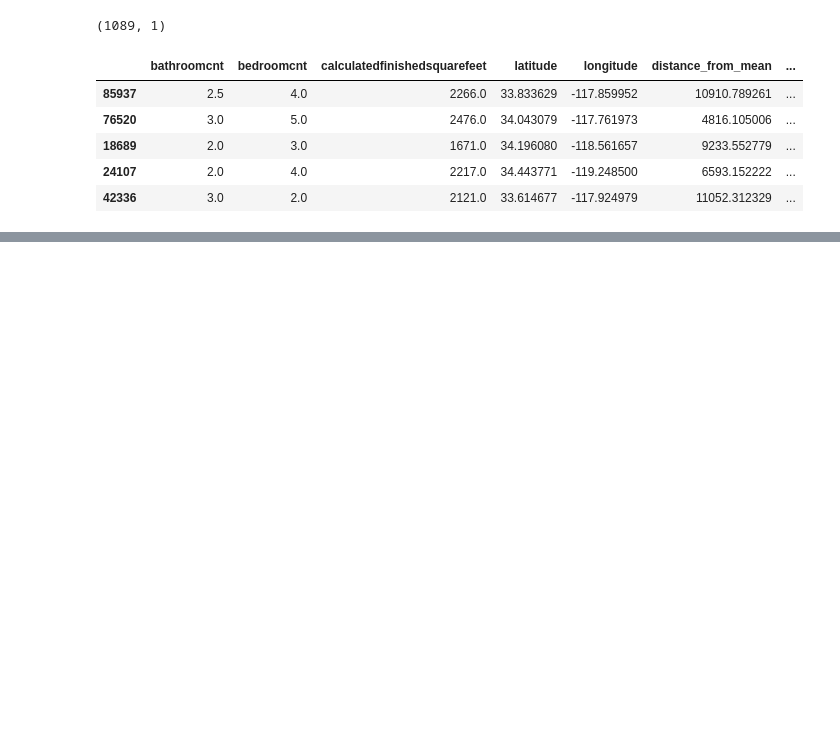
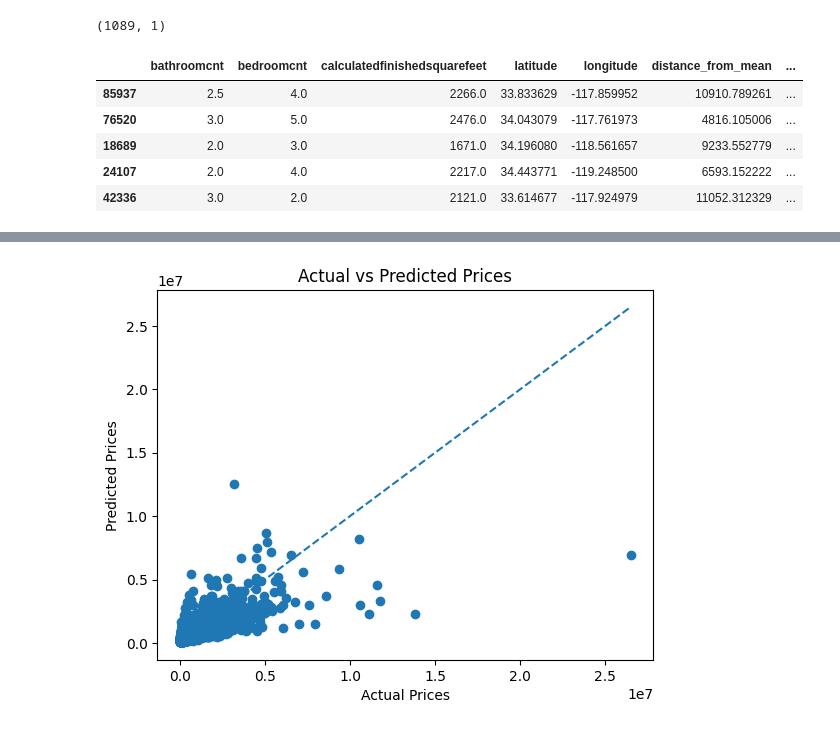
Before and after one commit to RawKnack/-Real-Estate-Price-Prediction-with-Geospatial-Features-, a Jupyter notebook: notebooks/01_data_loading.ipynb, the cells around one changed output, grey strips where cells are left out. Cells and saved outputs as stored; diff of their text form; code cells hidden in the pictures; blank space fills up the shorter version.

```diff
--- a/notebooks/01_data_loading.ipynb
+++ b/notebooks/01_data_loading.ipynb
@@ -411,0 +1009,6 @@ ValueError: Cannot transform naive geometries.  Please set a crs on the object f
+# %%
+X_test_geo_clean = X_test_geo_clean.merge(
+    income_df[["GEOID", "median_income"]],
+    on="GEOID",
+    how="left"
+)
@@ -411,0 +1019,4 @@ ValueError: Cannot transform naive geometries.  Please set a crs on the object f
+# %%
+X_test["median_income"] = X_test_geo_clean["median_income"]
+# %%
+X_test["median_income"].fillna(X_train["median_income"].median(), inplace=True)
@@ -411,0 +1030,3 @@ ValueError: Cannot transform naive geometries.  Please set a crs on the object f
+# %%
+lgb.fit(X_train, Y_train)
+y_pred = lgb.predict(X_test)
@@ -411,0 +1080,18 @@ ValueError: Cannot transform naive geometries.  Please set a crs on the object f
+# %%
+plt.figure()
+plt.scatter(Y_test, y_pred)
+
+# perfect prediction line
+plt.plot(
+    [Y_test.min(), Y_test.max()],
+    [Y_test.min(), Y_test.max()],
+    linestyle='--'
+)
+
+plt.xlabel("Actual Prices")
+plt.ylabel("Predicted Prices")
+plt.title("Actual vs Predicted Prices")
+
+plt.show()
+# %% [output]
+[figure, added]
```
Also changed, not shown: parts of 60 cells of this notebook, 2 other files.
